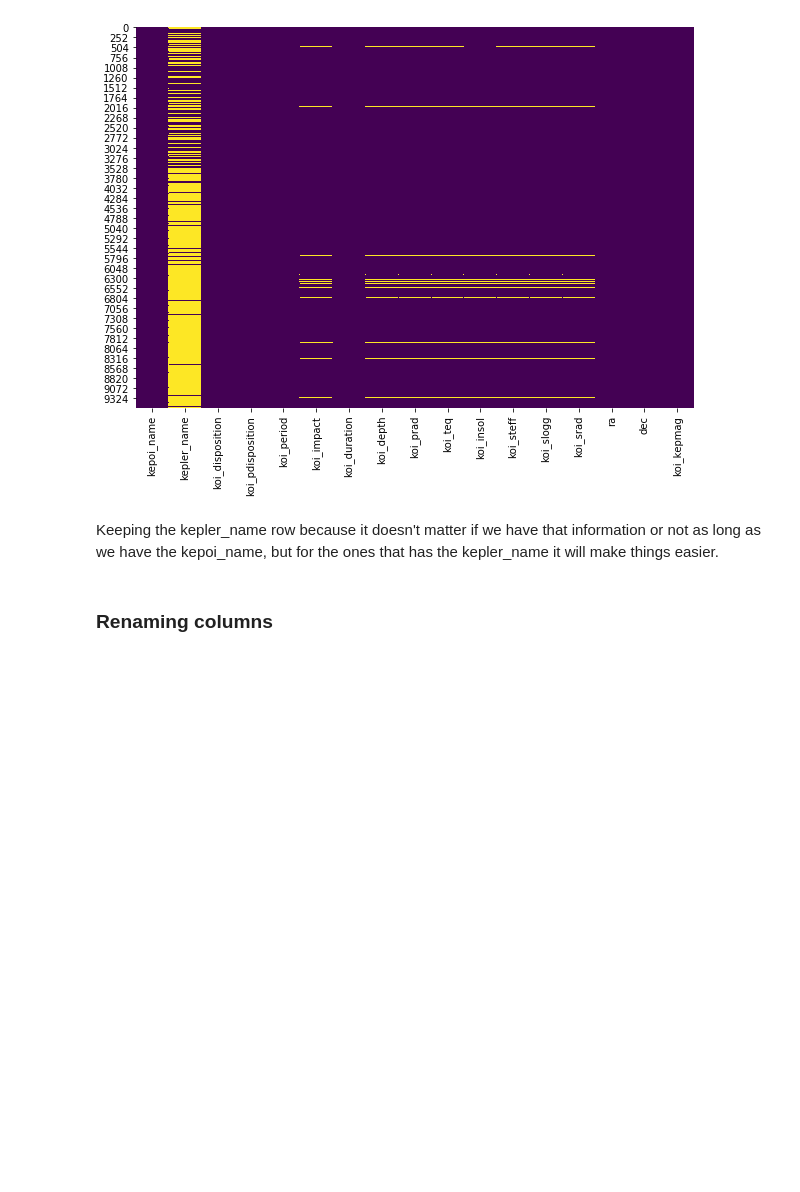
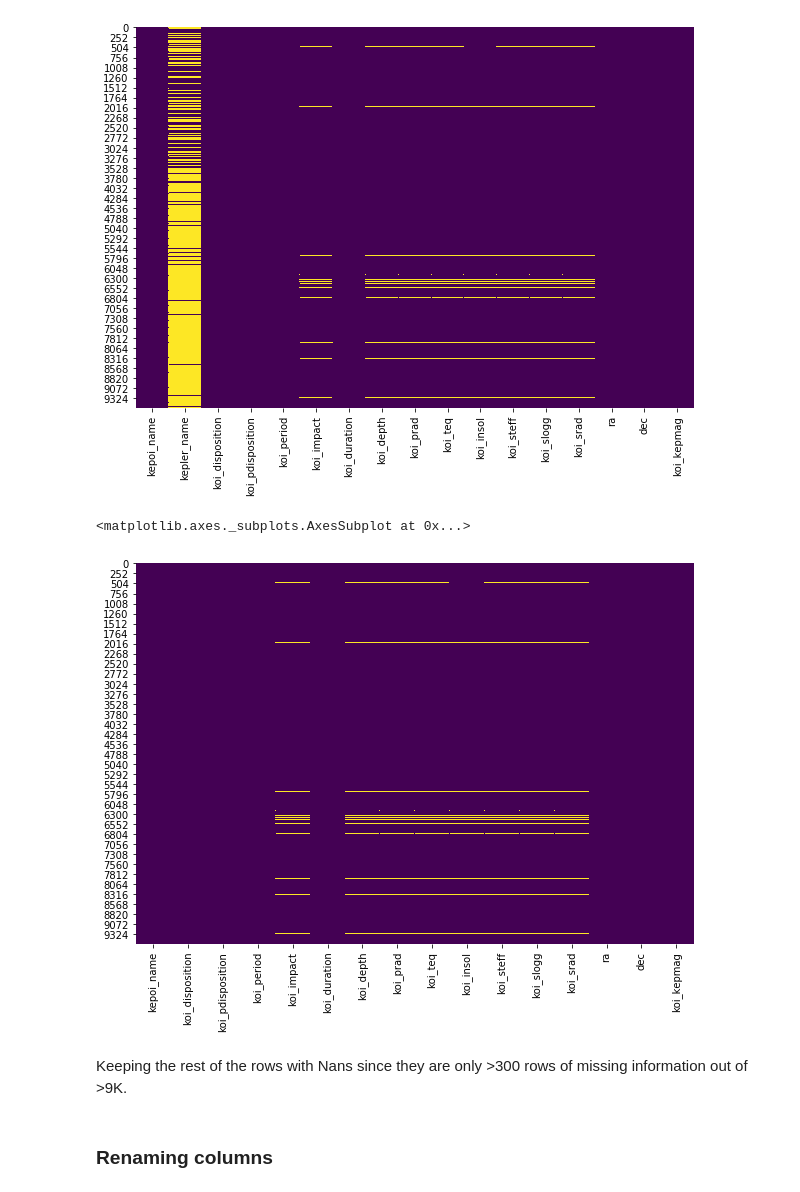
Before and after one commit to annaviper/exoplanets, a Jupyter notebook: 1. Data cleaning/kepler_cleaning.ipynb, the cells around one changed output. Drawn from its saved outputs; the diff is of its cells as text; code cells hidden in the pictures; blank space fills up the shorter version.

```diff
--- a/1. Data cleaning/kepler_cleaning.ipynb
+++ b/1. Data cleaning/kepler_cleaning.ipynb
@@ -62,5 +62,3 @@ sns.heatmap(kepler.isnull(), cbar = False, cmap='viridis')
 # %% [output]
 <matplotlib.axes._subplots.AxesSubplot at 0x...>
 [figure]
-# %% [markdown]
-Keeping the kepler_name row because it doesn't matter if we have that information or not as long as we have the kepoi_name, but for the ones that has the kepler_name it will make things easier.
@@ -67,3 +69,11 @@ Keeping the kepler_name row because it doesn't matter if we have that informatio
+# %%
+plt.figure(figsize=(10,7))
+sns.heatmap(kepler.isnull(), cbar = False, cmap='viridis')
+# %% [output]
+<matplotlib.axes._subplots.AxesSubplot at 0x...>
+[figure, added]
+# %% [markdown]
+Keeping the rest of the rows with Nans since they are only >300 rows of missing information out of >9K.
 # %% [markdown]
 ### Renaming columns
 # %%
```
Also changed, not shown: parts of 19 cells of this notebook.
